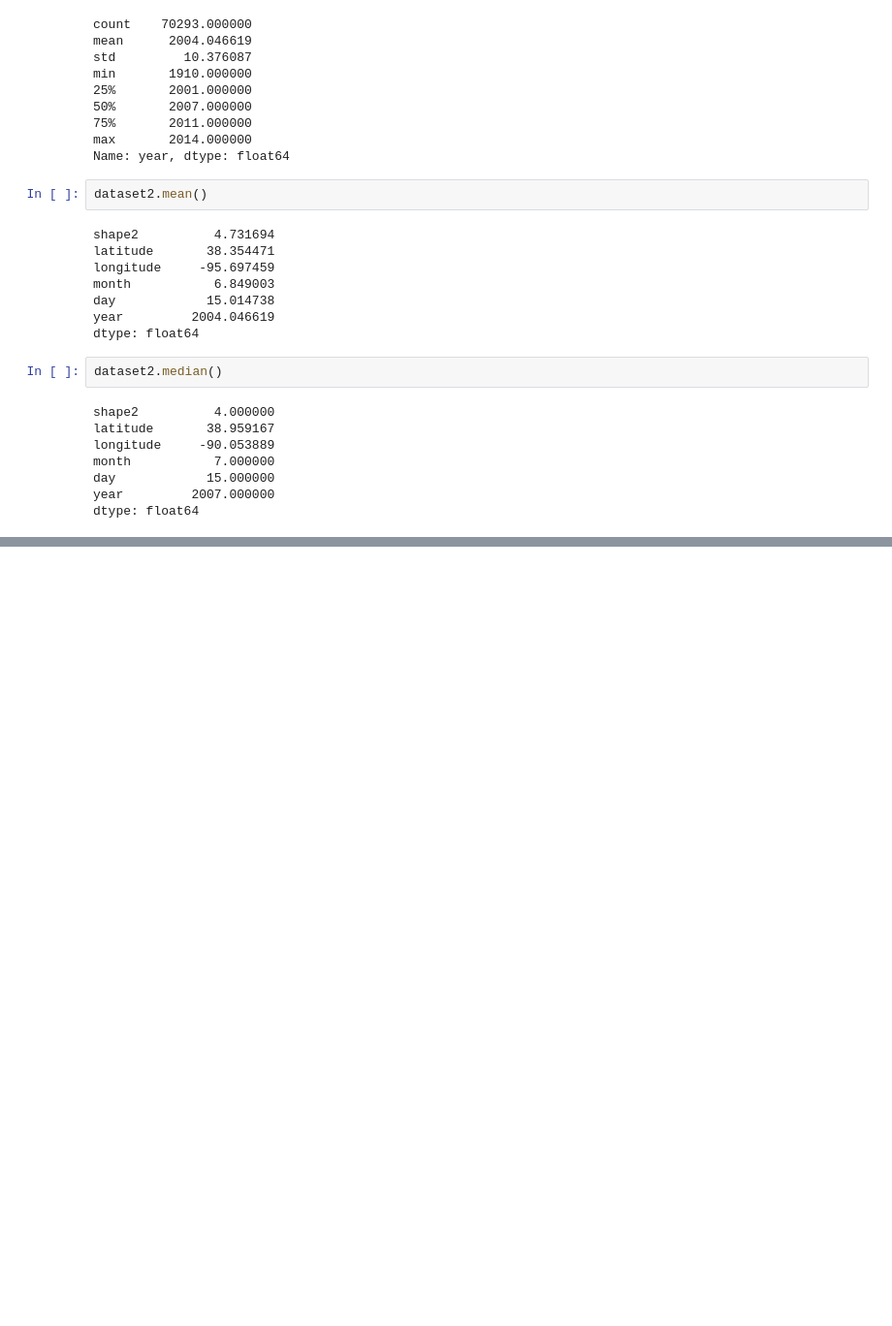
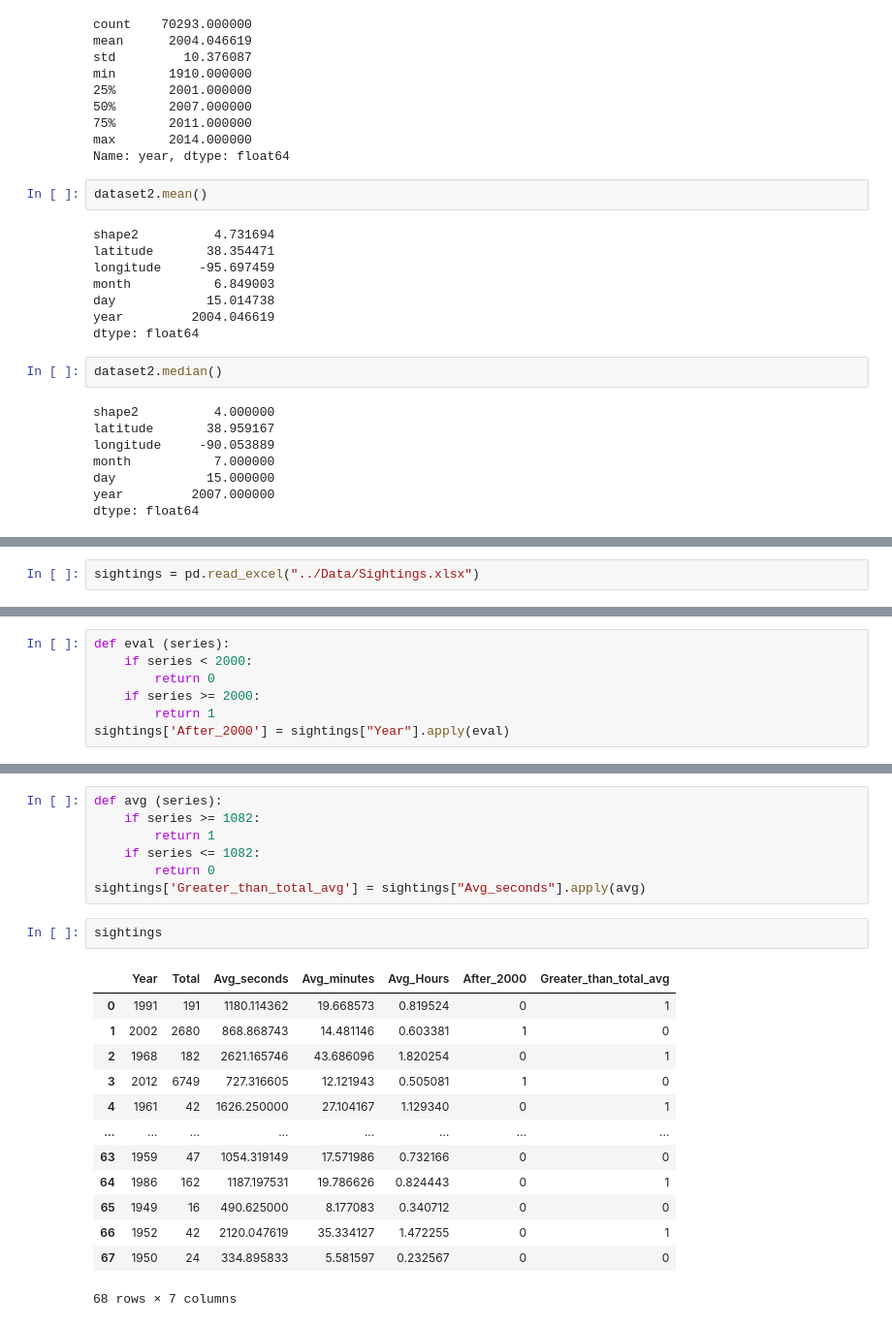
Before and after one commit to ehrich01/UFO, a Jupyter notebook: Notebooks/UFO.ipynb, the cells around one changed output, grey strips where cells are left out. Shown at 97% size. Cells and saved outputs as stored; diff of their text form; blank space fills up the shorter version.

```diff
--- a/Notebooks/UFO.ipynb
+++ b/Notebooks/UFO.ipynb
@@ -330,0 +435,2 @@ dtype: float64
+# %%
+sightings = pd.read_excel("../Data/Sightings.xlsx")
@@ -330,0 +465,7 @@ dtype: float64
+# %%
+def eval (series):
+    if series < 2000:
+        return 0
+    if series >= 2000:
+        return 1
+sightings['After_2000'] = sightings["Year"].apply(eval)
@@ -330,0 +488,23 @@ dtype: float64
+# %%
+def avg (series):
+    if series >= 1082:
+        return 1
+    if series <= 1082:
+        return 0
+sightings['Greater_than_total_avg'] = sightings["Avg_seconds"].apply(avg)
+# %%
+sightings
+# %% [output]
+|  | Year | Total | Avg_seconds | Avg_minutes | Avg_Hours | After_2000 | Greater_than_total_avg |
+| 0 | 1991 | 191 | 1180.114362 | 19.668573 | 0.819524 | 0 | 1 |
+| 1 | 2002 | 2680 | 868.868743 | 14.481146 | 0.603381 | 1 | 0 |
+| 2 | 1968 | 182 | 2621.165746 | 43.686096 | 1.820254 | 0 | 1 |
+| 3 | 2012 | 6749 | 727.316605 | 12.121943 | 0.505081 | 1 | 0 |
+| 4 | 1961 | 42 | 1626.250000 | 27.104167 | 1.129340 | 0 | 1 |
+| ... | ... | ... | ... | ... | ... | ... | ... |
+| 63 | 1959 | 47 | 1054.319149 | 17.571986 | 0.732166 | 0 | 0 |
+| 64 | 1986 | 162 | 1187.197531 | 19.786626 | 0.824443 | 0 | 1 |
+| 65 | 1949 | 16 | 490.625000 | 8.177083 | 0.340712 | 0 | 0 |
+| 66 | 1952 | 42 | 2120.047619 | 35.334127 | 1.472255 | 0 | 1 |
+| 67 | 1950 | 24 | 334.895833 | 5.581597 | 0.232567 | 0 | 0 |
+68 rows × 7 columns
```
Also changed, not shown: parts of 21 cells of this notebook, 5 other files.
